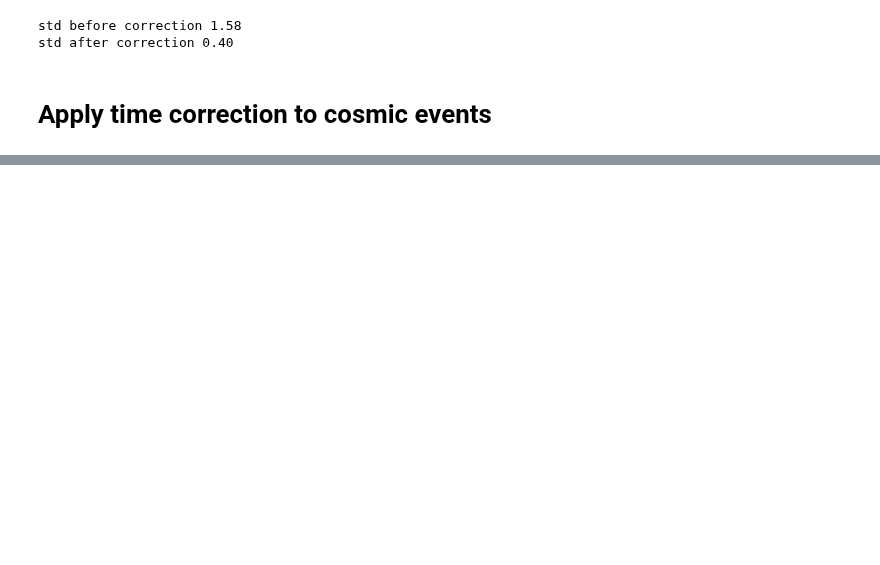
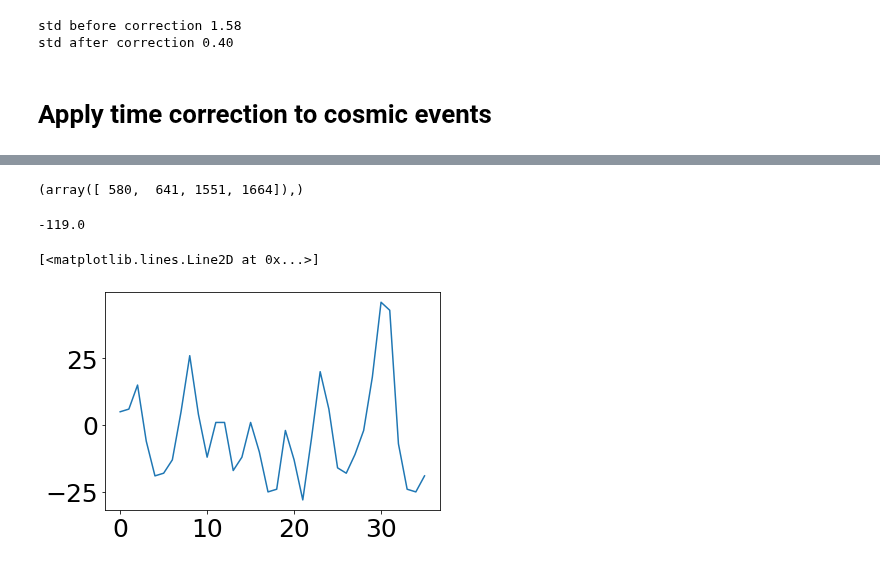
Before and after one commit to cta-observatory/cta-lstchain, a Jupyter notebook: notebooks/time_calibration.ipynb, the cells around one changed output, grey strips where cells are left out. Saved outputs shown, nothing was run; the diff lists cells and outputs as text; code cells hidden in the pictures; blank space fills up the shorter version.

```diff
--- a/notebooks/time_calibration.ipynb
+++ b/notebooks/time_calibration.ipynb
@@ -189,0 +186,13 @@ for i, ev in enumerate(reader):
+# %%
+input_file_1 = "/media/pawel1/ADATA HD330/20191124/LST-1.1.Run01625.0000.fits.fz"
+
+reader = LSTEventSource(input_url=input_file_1, max_events=35)
+
+lst_r0 = LSTR0Corrections(offset=400)
+
+extractor = LocalPeakWindowSum(window_width=11, window_shift=4)
+
+for i, ev in enumerate(reader):
+    lst_r0.calibrate(ev)
+    charge, pulse_time = extractor(ev.r1.tel[tel_id].waveform[:, :, 2:38])
+    print(np.where(pulse_time[0,:]<-100))
@@ -189,0 +217,13 @@ for i, ev in enumerate(reader):
+# %%
+np.where(pulse_time[0,:]<-100)
+# %% [output]
+(array([ 580,  641, 1551, 1664]),)
+# %%
+pulse_time[0, 580]
+# %% [output]
+-119.0
+# %%
+plt.plot(ev.r1.tel[tel_id].waveform[0, 580, :])
+# %% [output]
+[<matplotlib.lines.Line2D at 0x...>]
+[figure, added]
```
Also changed, not shown: parts of 9 cells of this notebook, 1 other file.
